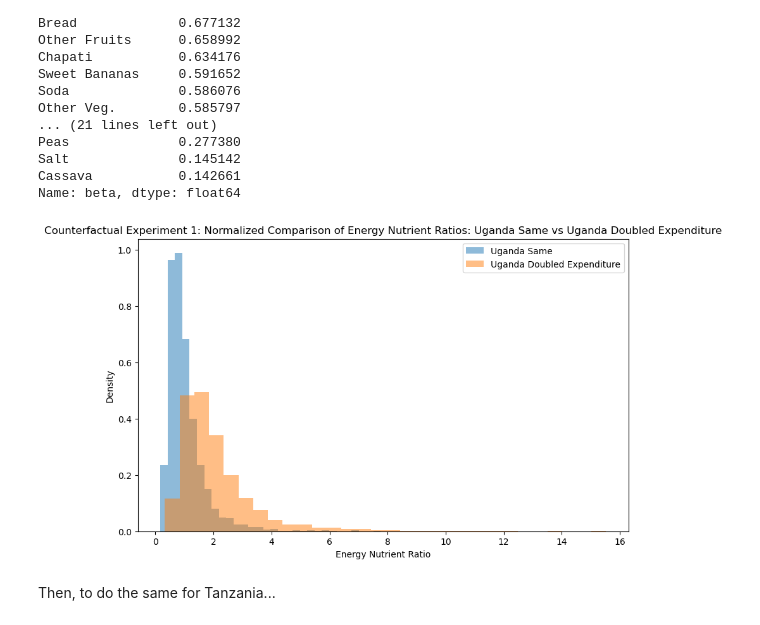
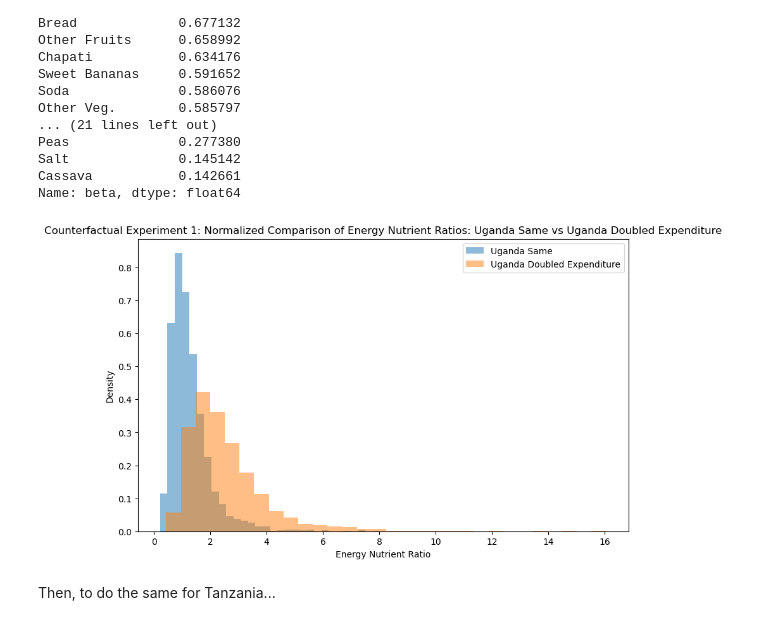
Before and after one commit to vishalival/eep153-stanley-jevons, a Jupyter notebook: deliverables_code_final_2.ipynb, the cells around one changed output. Cells and saved outputs as stored; diff of their text form; code cells hidden in the pictures.

```diff
--- a/deliverables_code_final_2.ipynb
+++ b/deliverables_code_final_2.ipynb
@@ -475,36 +564,36 @@ qhat = (xhat.unstack('j')/p_uganda).dropna(how='all')
 qhat = qhat.loc[:,qhat.count()>0]
 
 use = fct_uganda.index.intersection(qhat.columns)
 
 nutrients = qhat[use]@fct_uganda.loc[use,:]
 nutrients.mean()
 
 z = z_uganda[rdi_uganda.columns.tolist()]
 
 hh_rdi = z@rdi_uganda.T
 
 hh_rwi = hh_rdi*7
 
 use_nutrients = nutrients.columns.intersection(hh_rwi.columns)
 
 nutrient_ratio_uganda_doubled = (nutrients[use_nutrients]/hh_rwi[use_nutrients]).dropna()
 
 plt.figure(figsize=(10, 6))
 
 # Plotting the normalized histogram for Uganda's energy nutrient ratio
-plt.hist(nutrient_ratio_uganda['Energy'], bins=30, alpha=0.5, label='Uganda Same', density=True)
+plt.hist(nutrient_ratio_uganda['Protein'], bins=30, alpha=0.5, label='Uganda Same', density=True)
 
 # Plotting the normalized histogram for Tanzania's energy nutrient ratio
-plt.hist(nutrient_ratio_uganda_doubled['Energy'], bins=30, alpha=0.5, label='Uganda Doubled Expenditure', density=True)
+plt.hist(nutrient_ratio_uganda_doubled['Protein'], bins=30, alpha=0.5, label='Uganda Doubled Expenditure', density=True)
 
 plt.title('Counterfactual Experiment 1: Normalized Comparison of Energy Nutrient Ratios: Uganda Same vs Uganda Doubled Expenditure')
 plt.xlabel('Energy Nutrient Ratio')
 plt.ylabel('Density')  # Adjusting label to 'Density' for clarity
 plt.legend(loc='upper right')
 
 plt.show()
 # %% [output]
-[figure, old version]
+[figure, new version]
 # %% [markdown]
 Then, to do the same for Tanzania...
 # %%
```
Also changed, not shown: parts of 23 cells of this notebook.
